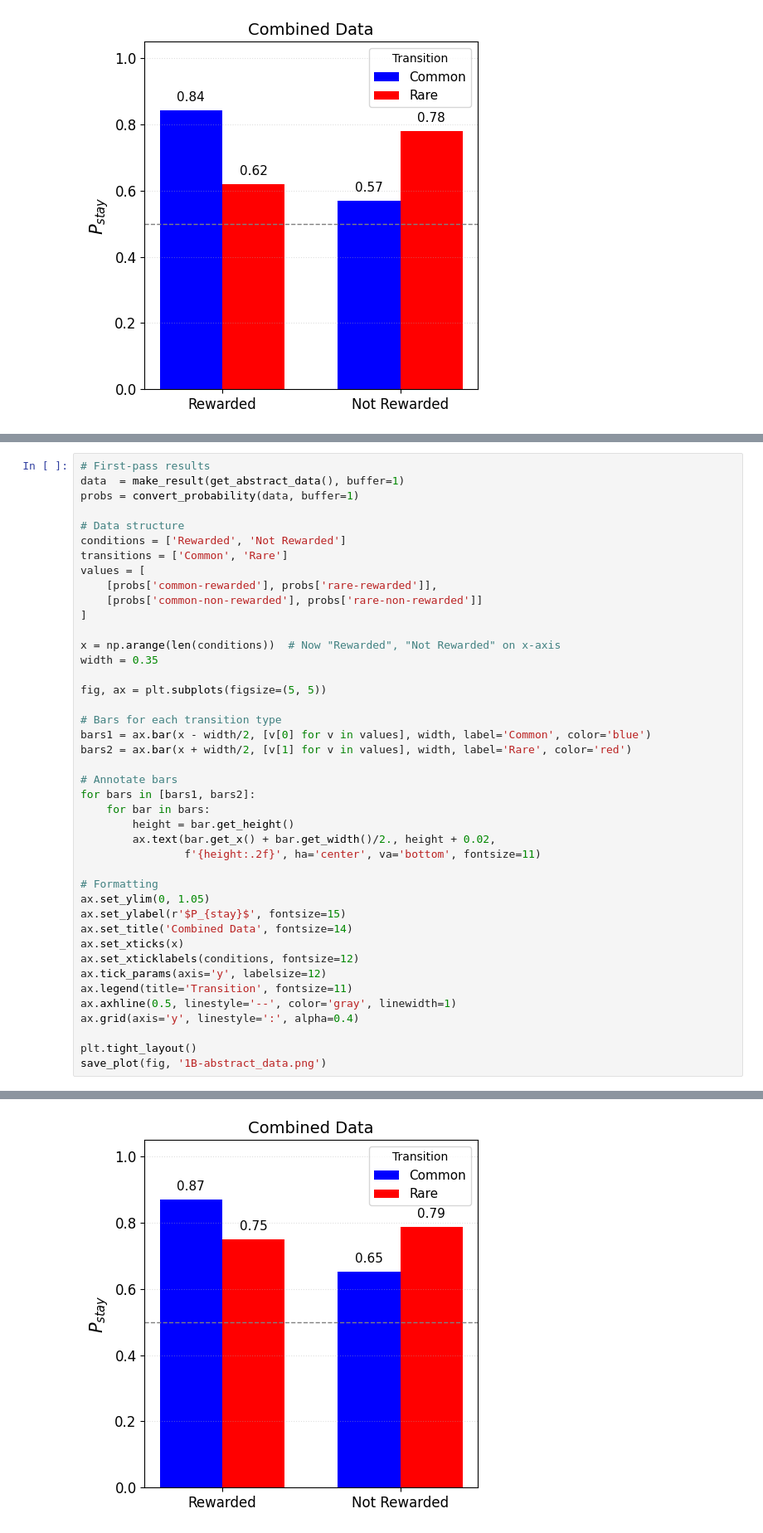
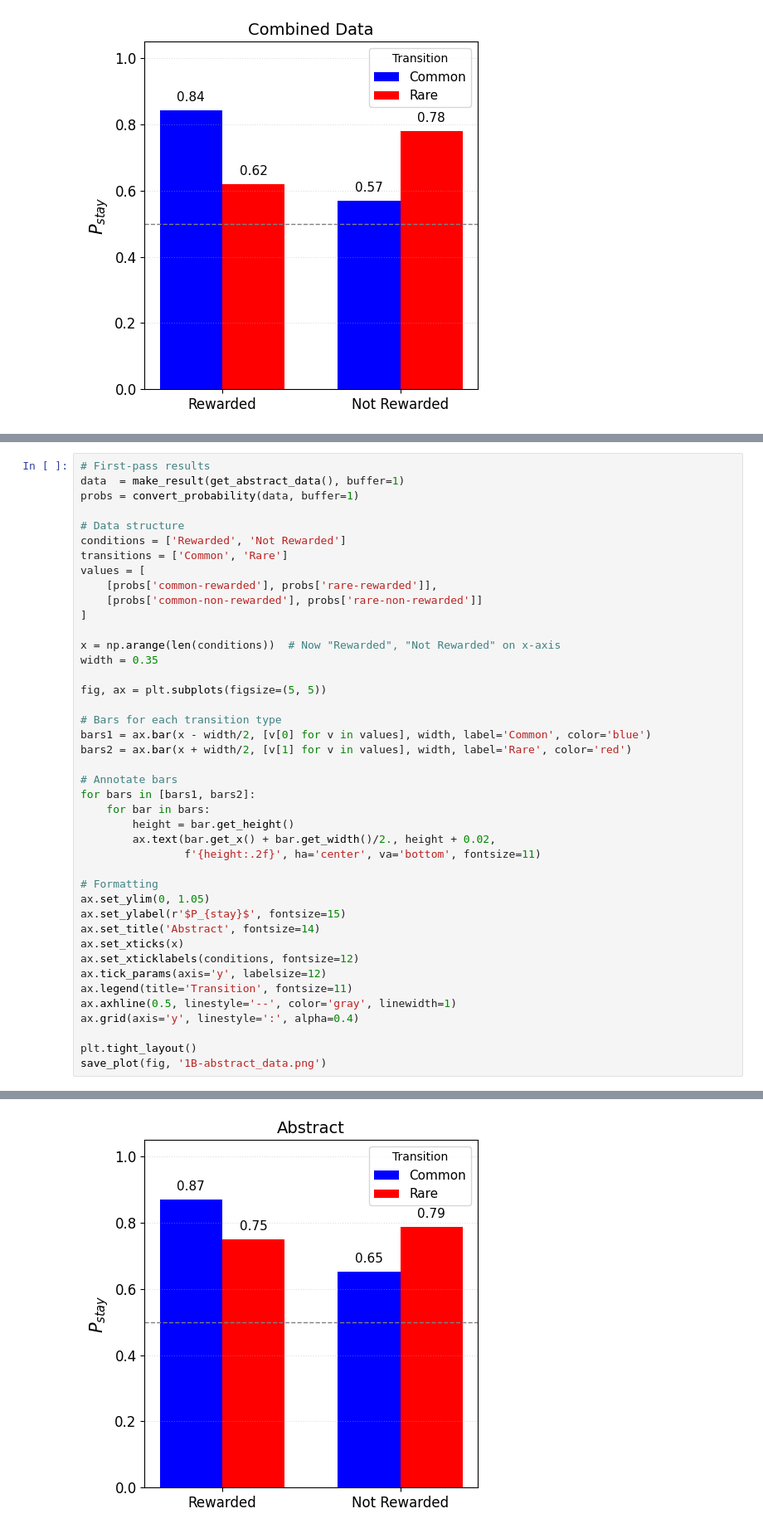
Before and after one commit to AmoghJohri/Cns102b_Assignment-2, a Jupyter notebook: notebooks/1B.ipynb, the cells around one changed output, grey strips where cells are left out. Shown at 83% size. Saved outputs shown, nothing was run; the diff lists cells and outputs as text.

```diff
--- a/notebooks/1B.ipynb
+++ b/notebooks/1B.ipynb
@@ -176,32 +176,32 @@ values = [
 x = np.arange(len(conditions))  # Now "Rewarded", "Not Rewarded" on x-axis
 width = 0.35
 
 fig, ax = plt.subplots(figsize=(5, 5))
 
 # Bars for each transition type
 bars1 = ax.bar(x - width/2, [v[0] for v in values], width, label='Common', color='blue')
 bars2 = ax.bar(x + width/2, [v[1] for v in values], width, label='Rare', color='red')
 
 # Annotate bars
 for bars in [bars1, bars2]:
     for bar in bars:
         height = bar.get_height()
         ax.text(bar.get_x() + bar.get_width()/2., height + 0.02,
                 f'{height:.2f}', ha='center', va='bottom', fontsize=11)
 
 # Formatting
 ax.set_ylim(0, 1.05)
 ax.set_ylabel(r'$P_{stay}$', fontsize=15)
-ax.set_title('Combined Data', fontsize=14)
+ax.set_title('Abstract', fontsize=14)
 ax.set_xticks(x)
 ax.set_xticklabels(conditions, fontsize=12)
 ax.tick_params(axis='y', labelsize=12)
 ax.legend(title='Transition', fontsize=11)
 ax.axhline(0.5, linestyle='--', color='gray', linewidth=1)
 ax.grid(axis='y', linestyle=':', alpha=0.4)
 
 plt.tight_layout()
 save_plot(fig, '1B-abstract_data.png')
 # %% [output]
 Saved figure 1B-abstract_data.png to ../plots
-[figure, old version]
+[figure, new version]
```
Also changed, not shown: parts of 1 cell of this notebook, 3 other files.
